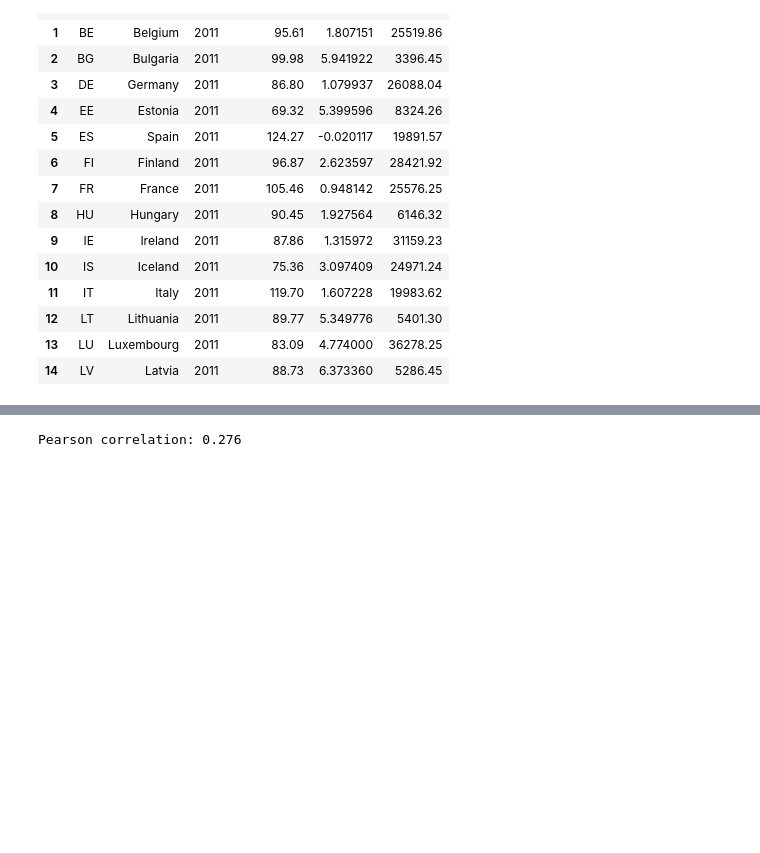
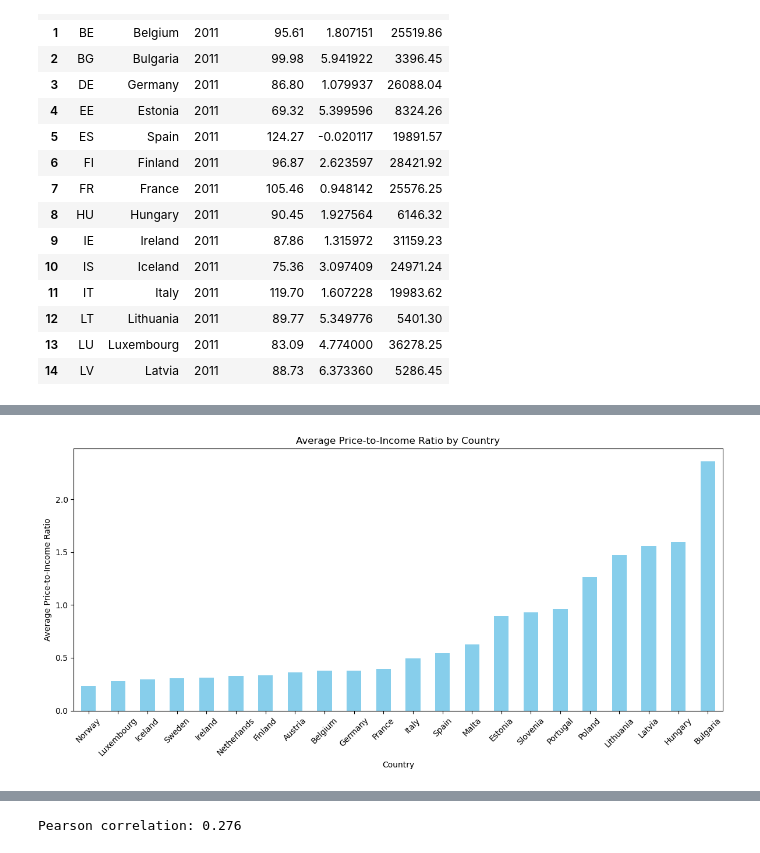
Before and after one commit to tihitnag/inflation-house-price-for-eu-, a Jupyter notebook: house_price.ipynb, the cells around one changed output, grey strips where cells are left out. Cells and saved outputs as stored; diff of their text form; code cells hidden in the pictures; blank space fills up the shorter version.

```diff
--- a/house_price.ipynb
+++ b/house_price.ipynb
@@ -240,0 +303,13 @@ df_long.head(15)
+# %%
+# Bar plot for average price-to-income ratio by country
+avg_ratio = df_long.groupby('country')['price_to_income_ratio'].mean().sort_values()
+plt.figure(figsize=(12, 6))
+avg_ratio.plot(kind='bar', color='skyblue')
+plt.title('Average Price-to-Income Ratio by Country')
+plt.ylabel('Average Price-to-Income Ratio')
+plt.xlabel('Country')
+plt.xticks(rotation=45)
+plt.tight_layout()
+plt.show()
+# %% [output]
+[figure, added]
```
Also changed, not shown: parts of 17 cells of this notebook, 5 other files.
